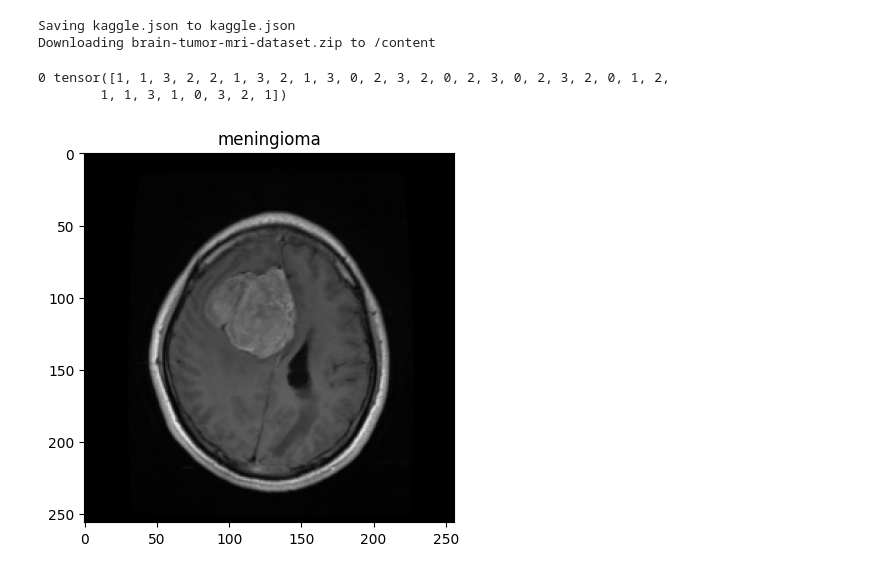
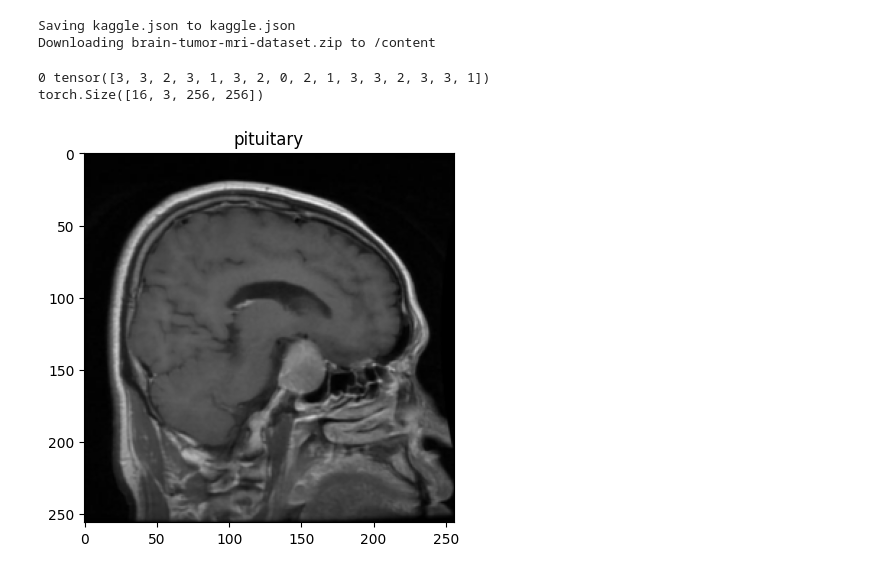
Before and after one commit to NicholasLeotta99/Neuromatch_BrainCancer, a Jupyter notebook: code/VGG19_Classifier_Test.ipynb, the cells around one changed output. Cells and saved outputs as stored; diff of their text form; code cells hidden in the pictures.

```diff
--- a/code/VGG19_Classifier_Test.ipynb
+++ b/code/VGG19_Classifier_Test.ipynb
@@ -85,25 +67,30 @@ classes = os.listdir('./Training/')
 # %%
 # @title Dataset Generation
 #TODO - Verify labels correspond to classes
-
-data_transf = transforms.Compose([transforms.Resize((256, 256)),
-                                  transforms.ToTensor()])
+data_transf = transforms.Compose([
+transforms.Resize((256, 256)),
+transforms.ToTensor()])
 
 TrainingDataset = ImageFolder(root='./Training/', transform=data_transf)#, transform=torchvision.models.VGG19_Weights.IMAGENET1K_V1.transforms)
-TrainingLoader = DataLoader(TrainingDataset, batch_size=32, shuffle=True)
+TrainingLoader = DataLoader(TrainingDataset, batch_size=16, shuffle=True)
 
 ValidationDataset = ImageFolder(root='./Validation/', transform=data_transf)#, transform=torchvision.models.VGG19_Weights.IMAGENET1K_V1.transforms)
-ValidationLoader = DataLoader(ValidationDataset, batch_size= 32, shuffle=True)
+ValidationLoader = DataLoader(ValidationDataset, batch_size=16, shuffle=True)
 
+TestDataset = ImageFolder(root='./Testing/', transform=data_transf)#, transform=torchvision.models.VGG19_Weights.IMAGENET1K_V1.transforms)
+TestLoader = DataLoader(TestDataset, batch_size=16, shuffle=True)
+
+classes = os.listdir('./Training/')
 for batch_number , (images, labels) in enumerate(TrainingLoader):
   print(batch_number, labels)
+  print(images.shape)
   plt.imshow(torch.moveaxis(images[0], 0, -1))
   plt.title(classes[labels[0]])
   plt.show()
   break
 # %% [output]
-0 tensor([1, 1, 3, 2, 2, 1, 3, 2, 1, 3, 0, 2, 3, 2, 0, 2, 3, 0, 2, 3, 2, 0, 1, 2,
-        1, 1, 3, 1, 0, 3, 2, 1])
+0 tensor([3, 3, 2, 3, 1, 3, 2, 0, 2, 1, 3, 3, 2, 3, 3, 1])
+torch.Size([16, 3, 256, 256])
-[figure, old version]
+[figure, new version]
 # %%
 device= device = torch.device("cuda")
```
Also changed, not shown: parts of 15 cells of this notebook.
